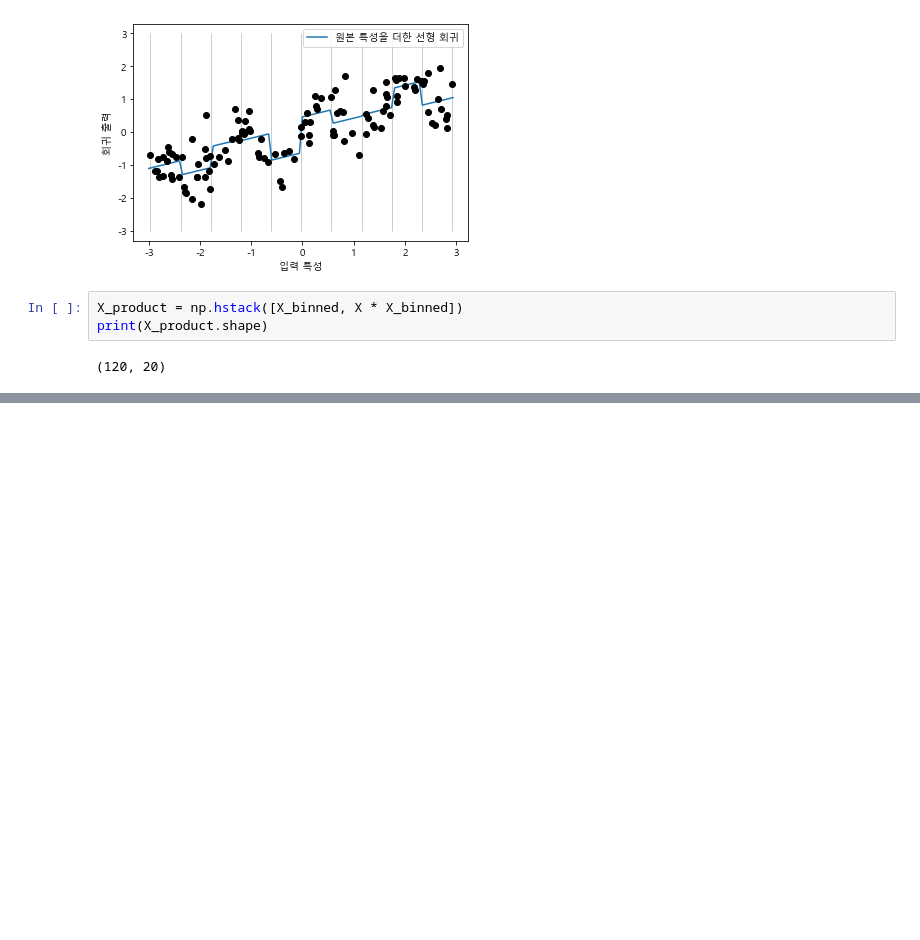
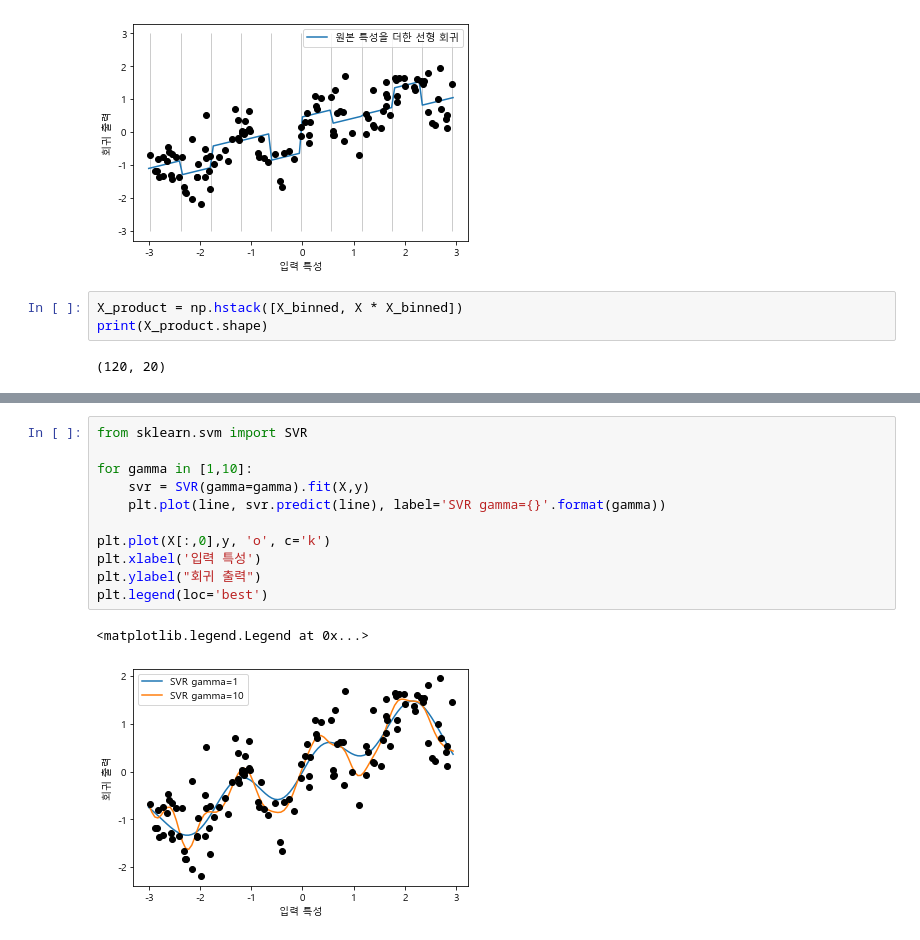
Before and after one commit to ikeven94/py_repo, a Jupyter notebook: Feature_Engineering.ipynb, the cells around one changed output, grey strips where cells are left out. Drawn from its saved outputs; the diff is of its cells as text; blank space fills up the shorter version.

```diff
--- a/Feature_Engineering.ipynb
+++ b/Feature_Engineering.ipynb
@@ -352,0 +372,14 @@ array([[-0.        , -0.        , -0.        , ..., -0.        ,
+# %%
+from sklearn.svm import SVR
+
+for gamma in [1,10]:
+    svr = SVR(gamma=gamma).fit(X,y)
+    plt.plot(line, svr.predict(line), label='SVR gamma={}'.format(gamma))
+
+plt.plot(X[:,0],y, 'o', c='k')
+plt.xlabel('입력 특성')
+plt.ylabel("회귀 출력")
+plt.legend(loc='best')
+# %% [output]
+<matplotlib.legend.Legend at 0x...>
+[figure, added]
```
Also changed, not shown: parts of 5 cells of this notebook.
